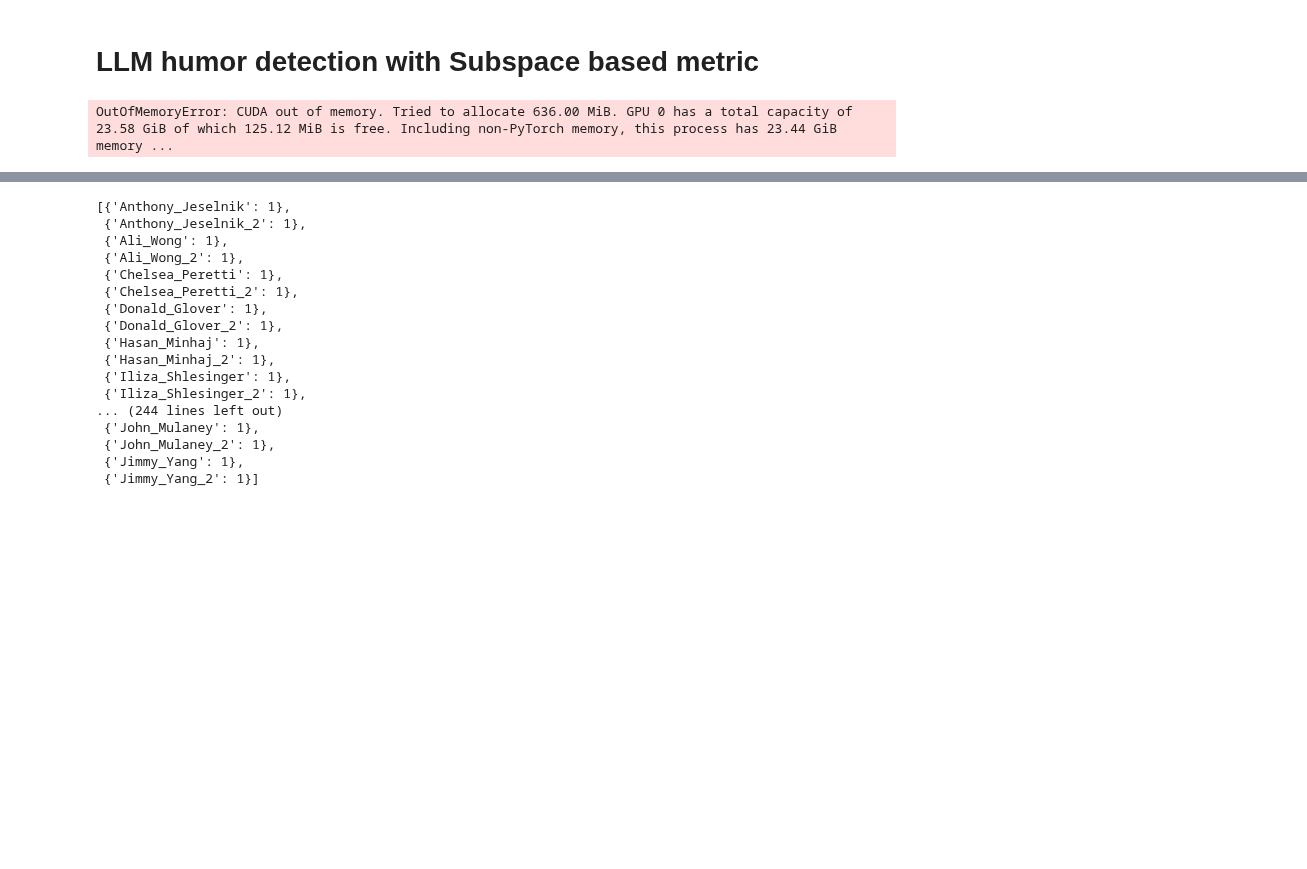
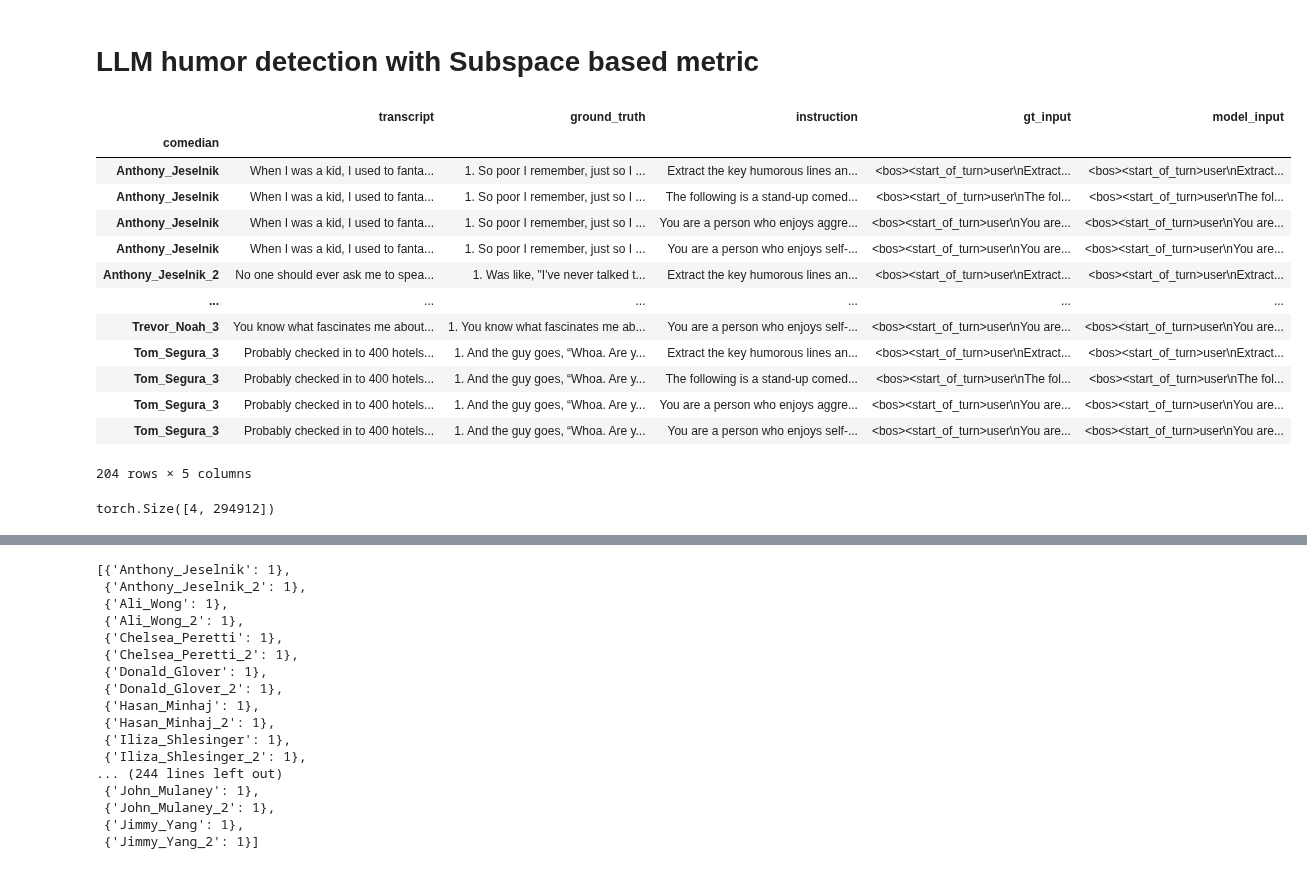
Before and after one commit to swaggirl9000/humor, a Jupyter notebook: notebooks/subspace_metric.ipynb, the cells around one changed output, grey strips where cells are left out. Saved outputs shown, nothing was run; the diff lists cells and outputs as text; code cells hidden in the pictures; blank space fills up the shorter version.

```diff
--- a/notebooks/subspace_metric.ipynb
+++ b/notebooks/subspace_metric.ipynb
@@ -22,15 +24,15 @@ INSTRUCTIONS = [
     "The following is a stand-up comedy transcript. When performed in front of a live audience, which jokes do you think made the audience laugh?  List of quotes:",
     "You are a person who enjoys aggressive humor. Extract the key humorous lines and punchlines for this stand-up comedy transcript. Focus on the quotes highlighting the main comedic moments. List of quotes:",
     "You are a person who enjoys self-enhancing humor. Extract the key humorous lines and punchlines for this stand-up comedy transcript. Focus on the quotes highlighting the main comedic moments. List of quotes:",
-    "You are a person who enjoys self-deprecating humor. Extract the key humorous lines and punchlines for this stand-up comedy transcript. Focus on the quotes highlighting the main comedic moments. List of quotes:",
-    "You are a person who enjoys dark humor. Extract the key humorous lines and punchlines for this stand-up comedy transcript. Focus on the quotes highlighting the main comedic moments. List of quotes:",
-    "You are a person who enjoys affiliative humor. Extract the key humorous lines and punchlines for this stand-up comedy transcript. Focus on the quotes highlighting the main comedic moments. List of quotes:",
-    "The following is a stand-up comedy transcript. What are the funniest punchlines from the transcript. List of quotes:",
-    "Below is a transcript from a stand-up comedy routine. Analyze the transcript and extract the quotes that are most likely to have made the audience laugh. List of quotes:",
-    "The following is a stand-up comedy transcript. When preformed in front of a live audience, which jokes do you think made the audience laugh? List of quotes:",
-    "Pretend that you are a stand-up comedian reading the following stand-up comedy transcript. Focus on the quotes highlighting the main comedic moments. List of quotes:",
-    "Pretend that you are a stand-up comedy fan reading the following stand-up comedy transcript. Focus on the quotes highlighting the main comedic moments. List of quotes:",
-    "Pretend that you are a stand-up comedy critic reading the following stand-up comedy transcript. Focus on the quotes highlighting the main comedic moments. List of quotes:"
+    # "You are a person who enjoys self-deprecating humor. Extract the key humorous lines and punchlines for this stand-up comedy transcript. Focus on the quotes highlighting the main comedic moments. List of quotes:",
+    # "You are a person who enjoys dark humor. Extract the key humorous lines and punchlines for this stand-up comedy transcript. Focus on the quotes highlighting the main comedic moments. List of quotes:",
+    # "You are a person who enjoys affiliative humor. Extract the key humorous lines and punchlines for this stand-up comedy transcript. Focus on the quotes highlighting the main comedic moments. List of quotes:",
+    # "The following is a stand-up comedy transcript. What are the funniest punchlines from the transcript. List of quotes:",
+    # "Below is a transcript from a stand-up comedy routine. Analyze the transcript and extract the quotes that are most likely to have made the audience laugh. List of quotes:",
+    # "The following is a stand-up comedy transcript. When preformed in front of a live audience, which jokes do you think made the audience laugh? List of quotes:",
+    # "Pretend that you are a stand-up comedian reading the following stand-up comedy transcript. Focus on the quotes highlighting the main comedic moments. List of quotes:",
+    # "Pretend that you are a stand-up comedy fan reading the following stand-up comedy transcript. Focus on the quotes highlighting the main comedic moments. List of quotes:",
+    # "Pretend that you are a stand-up comedy critic reading the following stand-up comedy transcript. Focus on the quotes highlighting the main comedic moments. List of quotes:"
 ]
 
 TRANSCRIPTS = [
@@ -54,19 +56,3 @@ for index, row in ground_truth.iterrows():
             "comedian": row["comedian"],
             "sentence": [row["sentence"]]
         })
-# %%
-from itertools import product
-
-all_representations = []
-for inst, text in product(INSTRUCTIONS, TRANSCRIPTS):
-   comedian_name = text['comedian']
-   matching_truths = [truth['sentence'] for truth in GROUND_TRUTHS if truth['comedian'] == comedian_name]
-   sentence = f"{inst}\n{text['transcript']}\n" + "\n - ".join(matching_truths[0])
-   inputs = tokenizer(sentence, return_tensors="pt").to(model.device)
-   with torch.inference_mode():
-      outputs = model(**inputs)
-
-   representation = {text["comedian"]: torch.cat(outputs.hidden_states)[-1, -16:].flatten()}
-   all_representations.append(representation)
-# %% [output]
-OutOfMemoryError: CUDA out of memory. Tried to allocate 636.00 MiB. GPU 0 has a total capacity of 23.58 GiB of which 125.12 MiB is free. Including non-PyTorch memory, this process has 23.44 GiB memory ...
@@ -84,0 +59,40 @@ OutOfMemoryError: CUDA out of memory. Tried to allocate 636.00 MiB. GPU 0 has a
+# %%
+gt = ground_truth.groupby("comedian")["sentence"].apply(list).apply(lambda sentences: "\n".join([f"{i + 1}. {s}" for i, s in enumerate(sentences)]))
+df = transcript.set_index("comedian").join(gt).rename(columns={"sentence": "ground_truth"})
+
+df["instruction"] = [INSTRUCTIONS] * len(df)
+df = df.explode("instruction")
+
+def gt_chat_template(row):
+    return tokenizer.apply_chat_template([
+        # {"role": "system", "content": ""},
+        {"role": "user", "content": row["instruction"] + "\n" + row["transcript"]},
+        {"role": "assistant", "content": "Sure, here are the key humorous lines:\n" + row["ground_truth"]},
+    ], tokenize=False)
+
+df["gt_input"] = df.apply(gt_chat_template, axis=1)
+
+def model_chat_template(row):
+    return tokenizer.apply_chat_template([
+        # {"role": "system", "content": ""},
+        {"role": "user", "content": row["instruction"] + "\n" + row["transcript"]},
+    ], tokenize=False)
+
+df["model_input"] = df.apply(model_chat_template, axis=1)
+
+df
+# %% [output]
+|  | transcript | ground_truth | instruction | gt_input | model_input |
+| comedian |  |  |  |  |  |
+| Anthony_Jeselnik | When I was a kid, I used to fanta... | 1. So poor I remember, just so I ... | Extract the key humorous lines an... | <bos><start_of_turn>user\nExtract... | <bos><start_of_turn>user\nExtract... |
+| Anthony_Jeselnik | When I was a kid, I used to fanta... | 1. So poor I remember, just so I ... | The following is a stand-up comed... | <bos><start_of_turn>user\nThe fol... | <bos><start_of_turn>user\nThe fol... |
+| Anthony_Jeselnik | When I was a kid, I used to fanta... | 1. So poor I remember, just so I ... | You are a person who enjoys aggre... | <bos><start_of_turn>user\nYou are... | <bos><start_of_turn>user\nYou are... |
+| Anthony_Jeselnik | When I was a kid, I used to fanta... | 1. So poor I remember, just so I ... | You are a person who enjoys self-... | <bos><start_of_turn>user\nYou are... | <bos><start_of_turn>user\nYou are... |
+| Anthony_Jeselnik_2 | No one should ever ask me to spea... | 1. Was like, "I've never talked t... | Extract the key humorous lines an... | <bos><start_of_turn>user\nExtract... | <bos><start_of_turn>user\nExtract... |
+| ... | ... | ... | ... | ... | ... |
+| Trevor_Noah_3 | You know what fascinates me about... | 1. You know what fascinates me ab... | You are a person who enjoys self-... | <bos><start_of_turn>user\nYou are... | <bos><start_of_turn>user\nYou are... |
+| Tom_Segura_3 | Probably checked in to 400 hotels... | 1. And the guy goes, “Whoa. Are y... | Extract the key humorous lines an... | <bos><start_of_turn>user\nExtract... | <bos><start_of_turn>user\nExtract... |
+| Tom_Segura_3 | Probably checked in to 400 hotels... | 1. And the guy goes, “Whoa. Are y... | The following is a stand-up comed... | <bos><start_of_turn>user\nThe fol... | <bos><start_of_turn>user\nThe fol... |
+| Tom_Segura_3 | Probably checked in to 400 hotels... | 1. And the guy goes, “Whoa. Are y... | You are a person who enjoys aggre... | <bos><start_of_turn>user\nYou are... | <bos><start_of_turn>user\nYou are... |
+| Tom_Segura_3 | Probably checked in to 400 hotels... | 1. And the guy goes, “Whoa. Are y... | You are a person who enjoys self-... | <bos><start_of_turn>user\nYou are... | <bos><start_of_turn>user\nYou are... |
+204 rows × 5 columns
@@ -84,0 +122,4 @@ OutOfMemoryError: CUDA out of memory. Tried to allocate 636.00 MiB. GPU 0 has a
+# %%
+gt_representations["Ali_Wong"].shape
+# %% [output]
+torch.Size([4, 294912])
```
Also changed, not shown: parts of 11 cells of this notebook.
